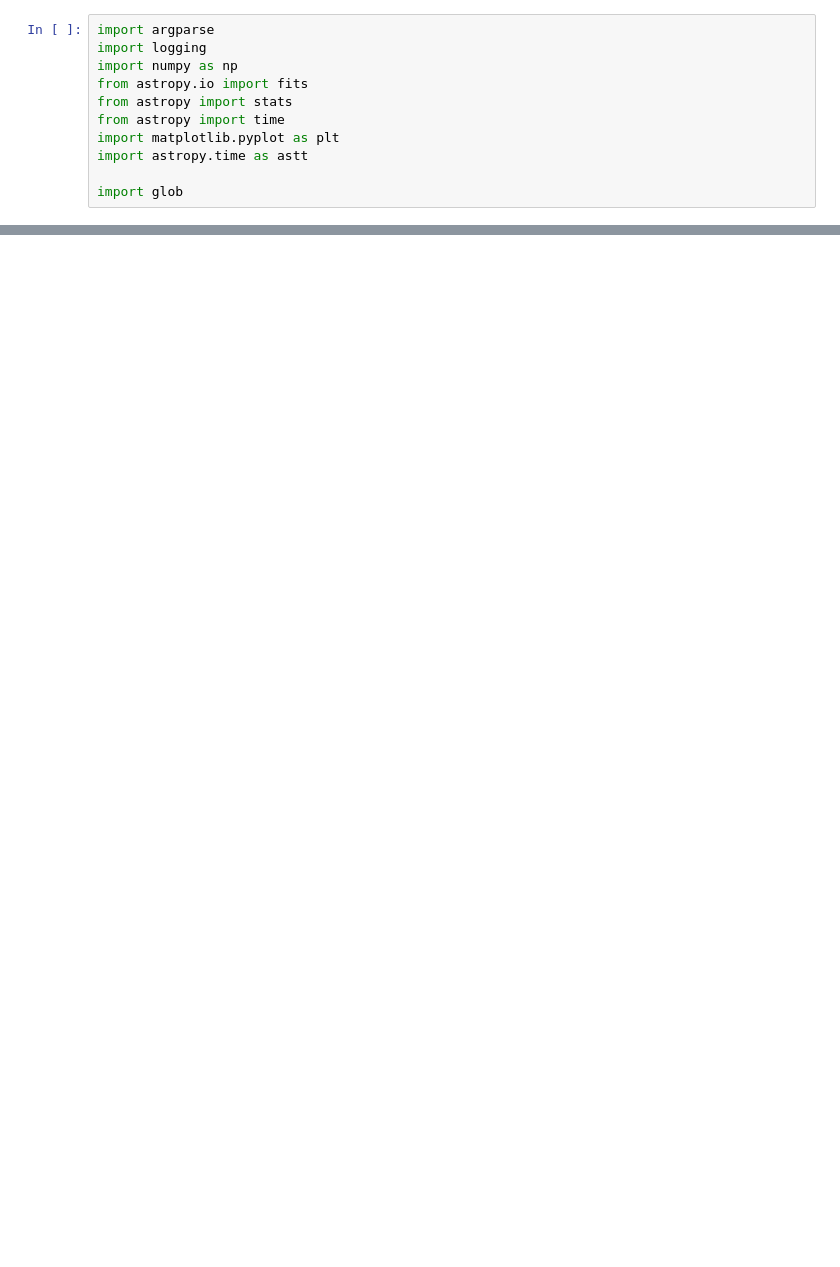
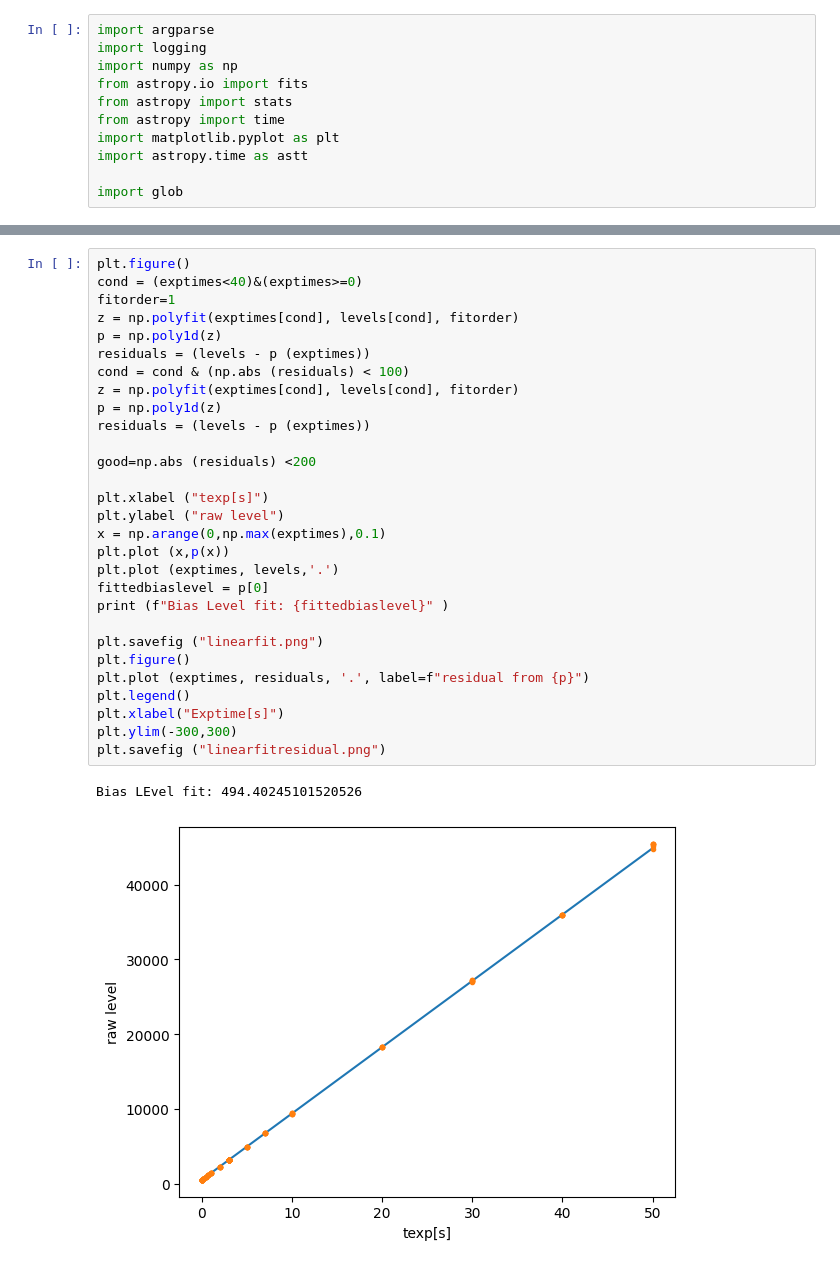
Before and after one commit to LCOGT/lcogt-commissioning, a Jupyter notebook: experimental/linearitytest.ipynb, the cells around one changed output, grey strips where cells are left out. Cells and saved outputs as stored; diff of their text form; blank space fills up the shorter version.

```diff
--- a/experimental/linearitytest.ipynb
+++ b/experimental/linearitytest.ipynb
@@ -114,0 +50,32 @@ Text(0, 0.5, 'Flux:   Image Level / Exptime')
+# %%
+plt.figure()
+cond = (exptimes<40)&(exptimes>=0)
+fitorder=1
+z = np.polyfit(exptimes[cond], levels[cond], fitorder)
+p = np.poly1d(z)
+residuals = (levels - p (exptimes))
+cond = cond & (np.abs (residuals) < 100)
+z = np.polyfit(exptimes[cond], levels[cond], fitorder)
+p = np.poly1d(z)
+residuals = (levels - p (exptimes))
+
+good=np.abs (residuals) <200
+
+plt.xlabel ("texp[s]")
+plt.ylabel ("raw level")
+x = np.arange(0,np.max(exptimes),0.1)
+plt.plot (x,p(x))
+plt.plot (exptimes, levels,'.')
+fittedbiaslevel = p[0]
+print (f"Bias Level fit: {fittedbiaslevel}" )
+
+plt.savefig ("linearfit.png")
+plt.figure()
+plt.plot (exptimes, residuals, '.', label=f"residual from {p}")
+plt.legend()
+plt.xlabel("Exptime[s]")
+plt.ylim(-300,300)
+plt.savefig ("linearfitresidual.png")
+# %% [output]
+Bias LEvel fit: 494.40245101520526
+[figure, added]
```
Also changed, not shown: parts of 6 cells of this notebook, 1 other file.
